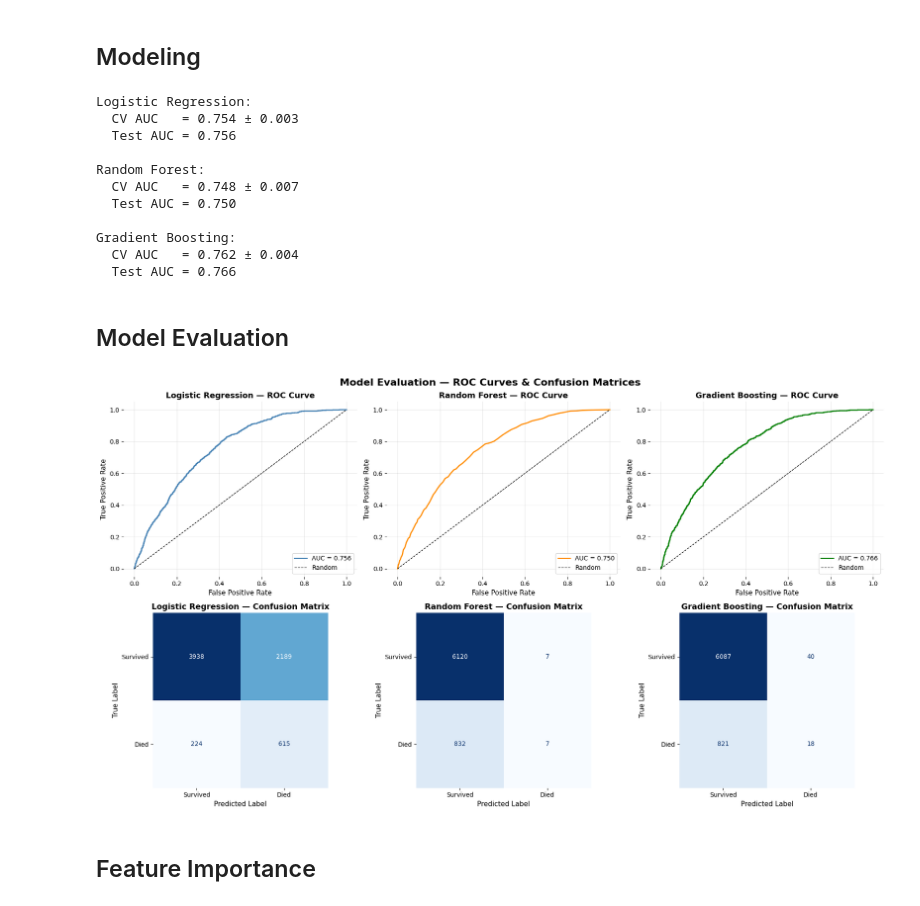
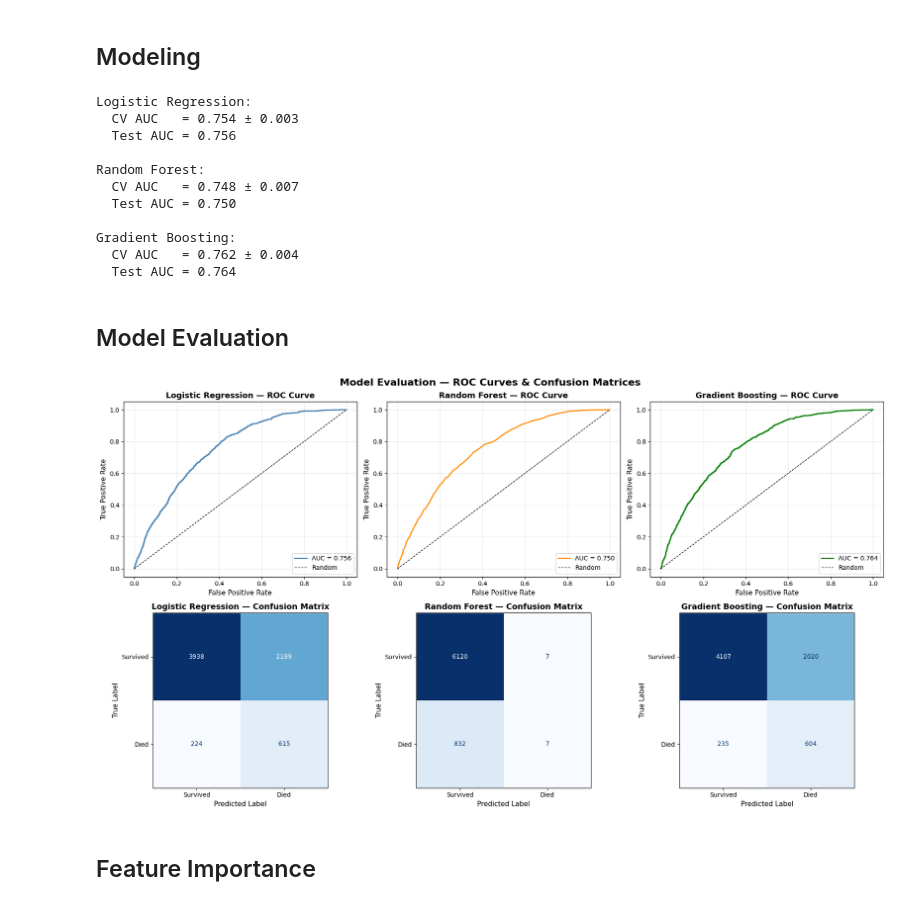
Before and after one commit to UCSF-DataSci/final-project-jack-neary, a Jupyter notebook: modeling.ipynb, the cells around one changed output. Drawn from its saved outputs; the diff is of its cells as text; code cells hidden in the pictures.

Commit message:
Added weight for gradient boosting

```diff
--- a/modeling.ipynb
+++ b/modeling.ipynb
@@ -143,14 +144,25 @@ for name, model in models.items():
         cv=StratifiedKFold(5), scoring='roc_auc'
     )
 
-    pipe.fit(X_train, y_train)
-    test_auc = roc_auc_score(y_test, pipe.predict_proba(X_test)[:, 1])
+    if name == 'Gradient Boosting':
+        sample_weights = compute_sample_weight(class_weight='balanced', y=y_train)
+        pipe.fit(X_train, y_train,
+                 model__sample_weight=sample_weights)  # ← fix
+    else:
+        pipe.fit(X_train, y_train)
+
+    y_pred = pipe.predict(X_test)
+    y_prob = pipe.predict_proba(X_test)[:, 1]
+    test_auc = roc_auc_score(y_test, y_prob)
 
     models_fitted[name] = pipe
 
     print(f"{name}:")
     print(f"  CV AUC   = {cv_scores.mean():.3f} ± {cv_scores.std():.3f}")
     print(f"  Test AUC = {test_auc:.3f}\n")
+    # print(classification_report(y_test, y_pred,
+    #                             target_names=['Survived', 'Died']))
+    # print(f"Average Precision Score: {average_precision_score(y_test, y_prob):.3f}")
 # %% [output]
 Logistic Regression:
   CV AUC   = 0.754 ± 0.003
@@ -162,7 +174,7 @@ Random Forest:
 
 Gradient Boosting:
   CV AUC   = 0.762 ± 0.004
-  Test AUC = 0.766
+  Test AUC = 0.764
 # %% [markdown]
 ## Model Evaluation
 # %%
@@ -181,38 +193,34 @@ for i, ((name, pipe), color) in enumerate(zip(models_fitted.items(), colors)):
 
     ax_roc.plot(fpr, tpr, color=color, lw=2,
                 label=f"AUC = {roc_auc:.3f}")
     ax_roc.plot([0, 1], [0, 1], 'k--', lw=1, label='Random')
     ax_roc.set_xlabel('False Positive Rate', fontsize=11)
     ax_roc.set_ylabel('True Positive Rate', fontsize=11)
     ax_roc.set_title(f'{name} — ROC Curve', fontsize=13, fontweight='bold')
     ax_roc.legend(loc='lower right', fontsize=10)
     ax_roc.grid(alpha=0.3)
-    for spine in ax_roc.spines.values():
-        spine.set_visible(False)
 
     # ── Bottom Row: Confusion Matrices ──
     ax_cm = axes[1, i]
     y_pred = pipe.predict(X_test)
     cm = confusion_matrix(y_test, y_pred)
 
     disp = ConfusionMatrixDisplay(
         confusion_matrix=cm,
         display_labels=['Survived', 'Died']
     )
     disp.plot(ax=ax_cm, colorbar=False, cmap='Blues')
     ax_cm.set_title(f'{name} — Confusion Matrix', fontsize=13, fontweight='bold')
     ax_cm.set_xlabel('Predicted Label', fontsize=11)
     ax_cm.set_ylabel('True Label', fontsize=11)
-    for spine in ax_cm.spines.values():
-        spine.set_visible(False)
 
 plt.suptitle('Model Evaluation — ROC Curves & Confusion Matrices',
              fontsize=16, fontweight='bold')
 plt.tight_layout()
 plt.savefig('sanity_outputs/model_evaluation.png', dpi=150, bbox_inches='tight')
 plt.show()
 # %% [output]
-[figure, old version]
+[figure, new version]
 # %% [markdown]
 ## Feature Importance
 # %%
```
Also changed, not shown: parts of 1 cell of this notebook, 1 other file.
